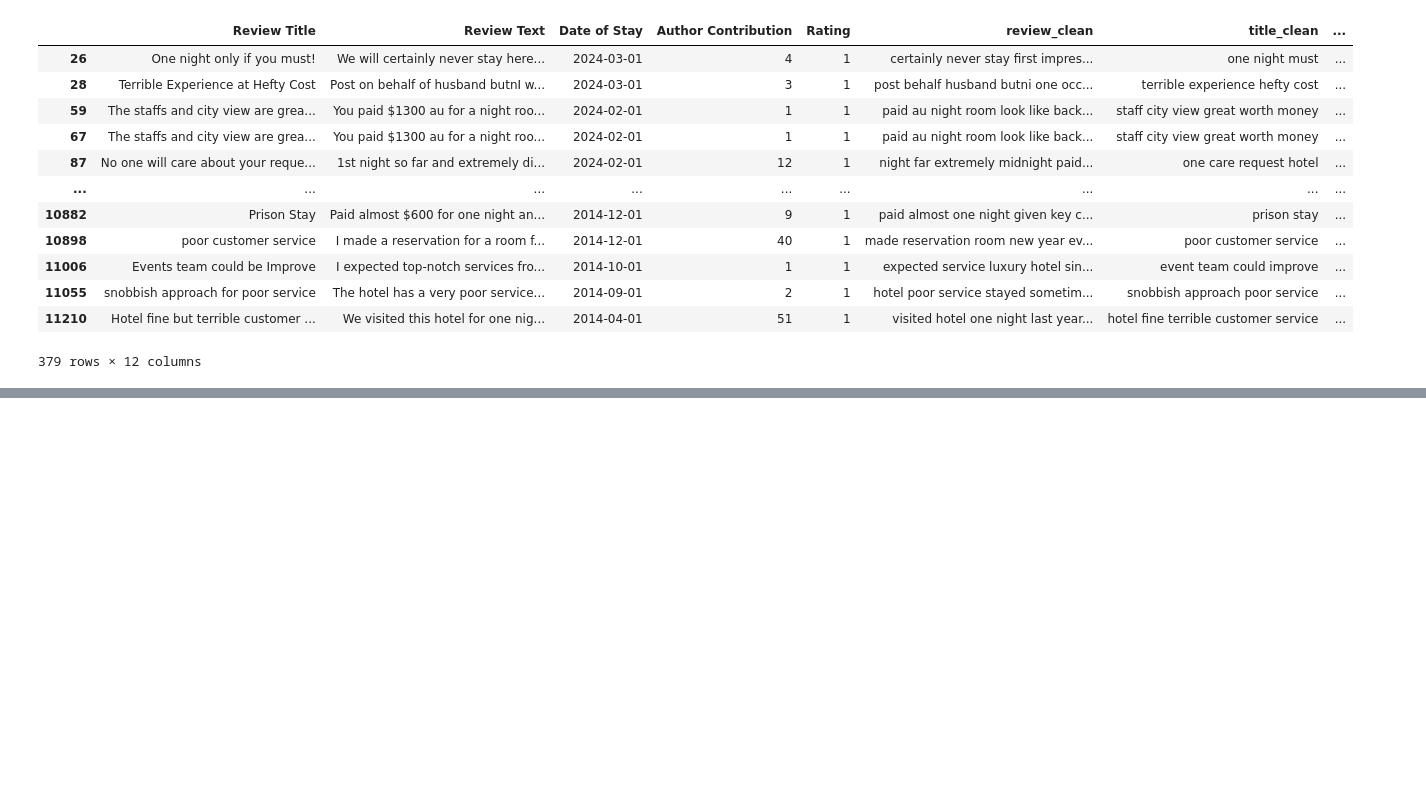
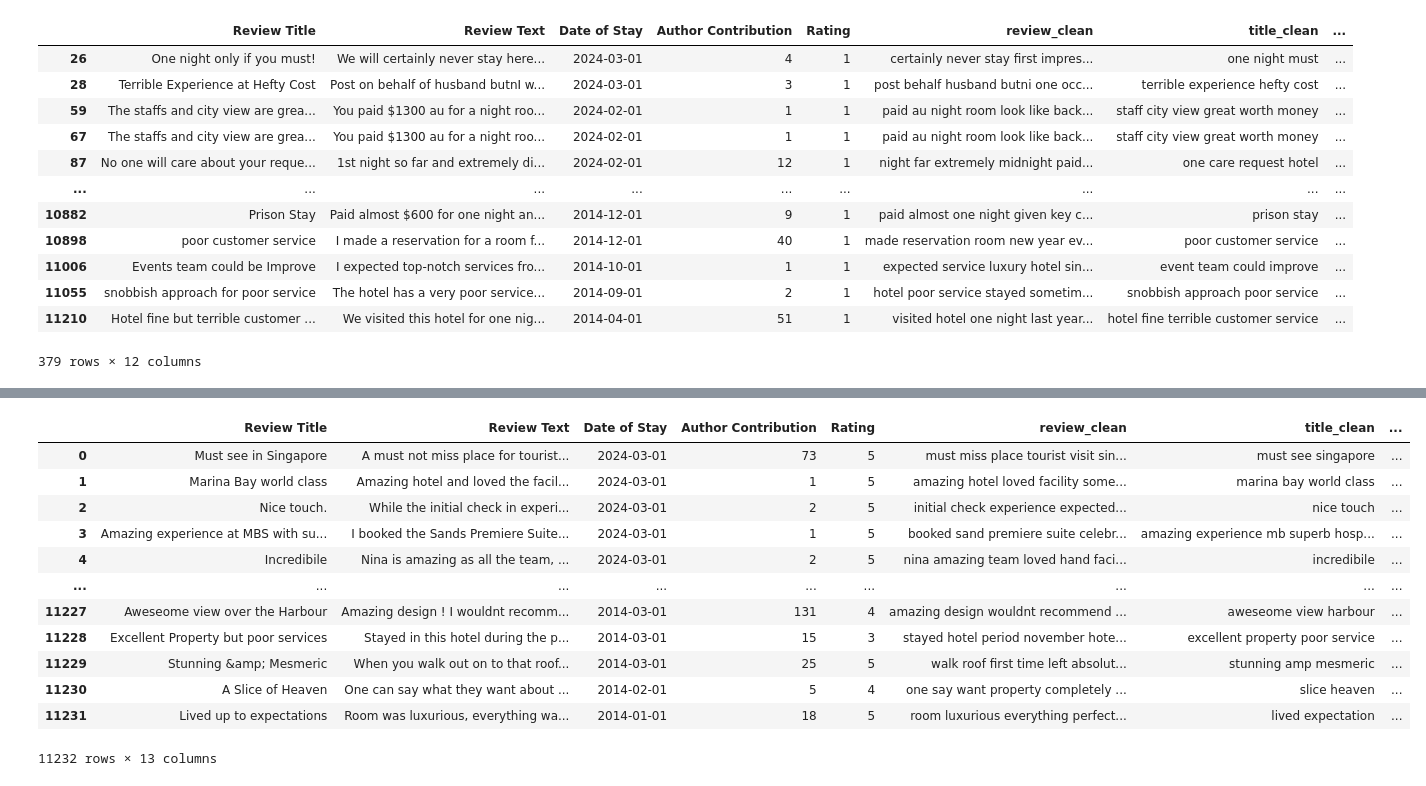
Before and after one commit to joannelxl/DataOpsMLOps, a Jupyter notebook: topic_modeling_and_sentiment_analysis.ipynb, the cells around one changed output, grey strips where cells are left out. Saved outputs shown, nothing was run; the diff lists cells and outputs as text; code cells hidden in the pictures; blank space fills up the shorter version.

Commit message:
implement textblob & transformer for sent analys

```diff
--- a/topic_modeling_and_sentiment_analysis.ipynb
+++ b/topic_modeling_and_sentiment_analysis.ipynb
@@ -643,0 +634,18 @@ ta_df[ta_df['Rating'] == 1]
+# %%
+from textblob import TextBlob
+ta_df['TextBlob_Title'] = ta_df['title_clean'].apply(lambda x: TextBlob(x).sentiment.polarity)
+ta_df['TextBlob_Review'] = ta_df['review_clean'].apply(lambda x: TextBlob(x).sentiment.polarity)
+# %% [output]
+|  | Review Title | Review Text | Date of Stay | Author Contribution | Rating | review_clean | title_clean | ... |
+| 0 | Must see in Singapore | A must not miss place for tourist... | 2024-03-01 | 73 | 5 | must miss place tourist visit sin... | must see singapore | ... |
+| 1 | Marina Bay world class | Amazing hotel and loved the facil... | 2024-03-01 | 1 | 5 | amazing hotel loved facility some... | marina bay world class | ... |
+| 2 | Nice touch. | While the initial check in experi... | 2024-03-01 | 2 | 5 | initial check experience expected... | nice touch | ... |
+| 3 | Amazing experience at MBS with su... | I booked the Sands Premiere Suite... | 2024-03-01 | 1 | 5 | booked sand premiere suite celebr... | amazing experience mb superb hosp... | ... |
+| 4 | Incredibile | Nina is amazing as all the team, ... | 2024-03-01 | 2 | 5 | nina amazing team loved hand faci... | incredibile | ... |
+| ... | ... | ... | ... | ... | ... | ... | ... | ... |
+| 11227 | Aweseome view over the Harbour | Amazing design ! I wouldnt recomm... | 2014-03-01 | 131 | 4 | amazing design wouldnt recommend ... | aweseome view harbour | ... |
+| 11228 | Excellent Property but poor services | Stayed in this hotel during the p... | 2014-03-01 | 15 | 3 | stayed hotel period november hote... | excellent property poor service | ... |
+| 11229 | Stunning &amp; Mesmeric | When you walk out on to that roof... | 2014-03-01 | 25 | 5 | walk roof first time left absolut... | stunning amp mesmeric | ... |
+| 11230 | A Slice of Heaven | One can say what they want about ... | 2014-02-01 | 5 | 4 | one say want property completely ... | slice heaven | ... |
+| 11231 | Lived up to expectations | Room was luxurious, everything wa... | 2014-01-01 | 18 | 5 | room luxurious everything perfect... | lived expectation | ... |
+11232 rows × 13 columns
```
Also changed, not shown: parts of 12 cells of this notebook.
